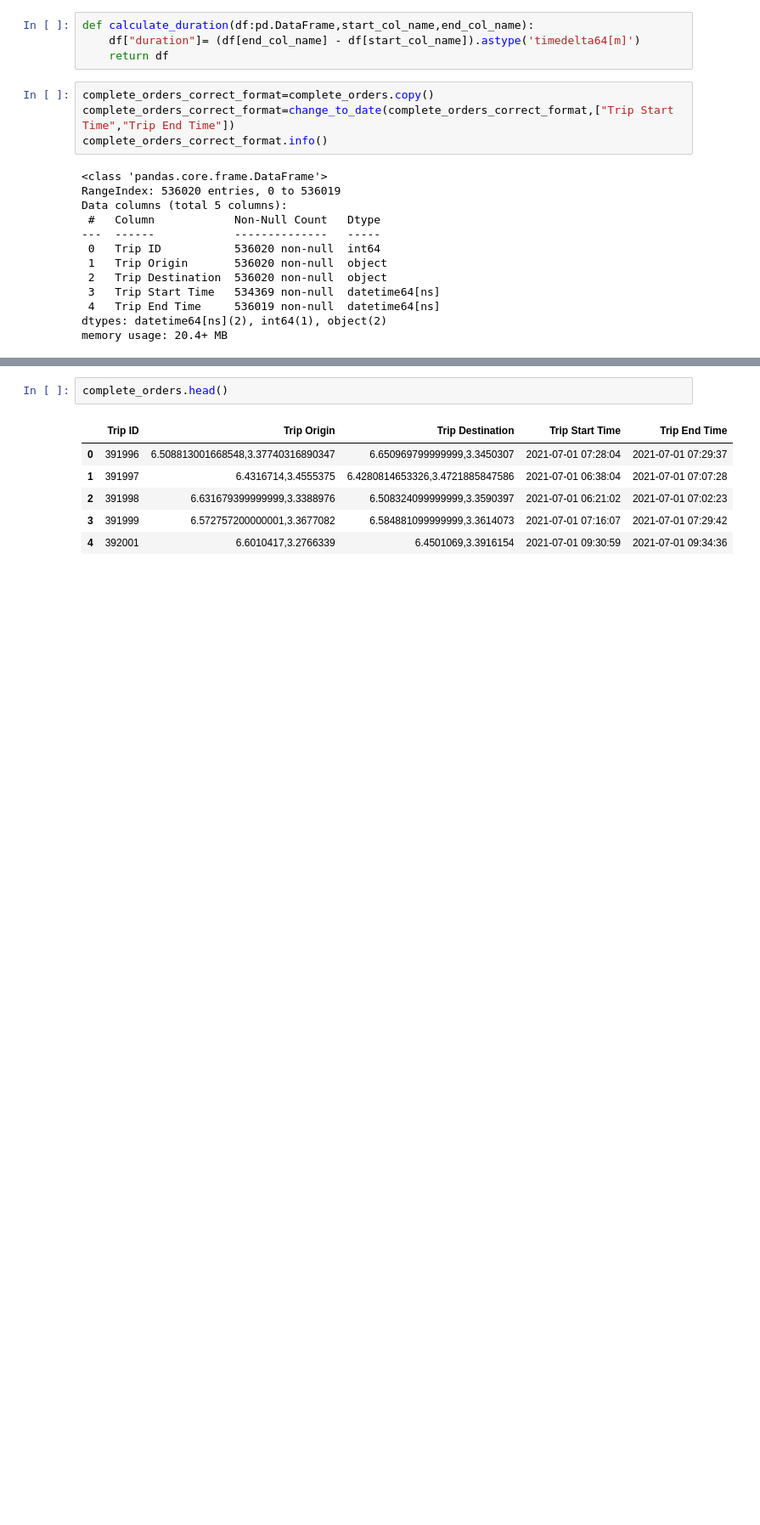
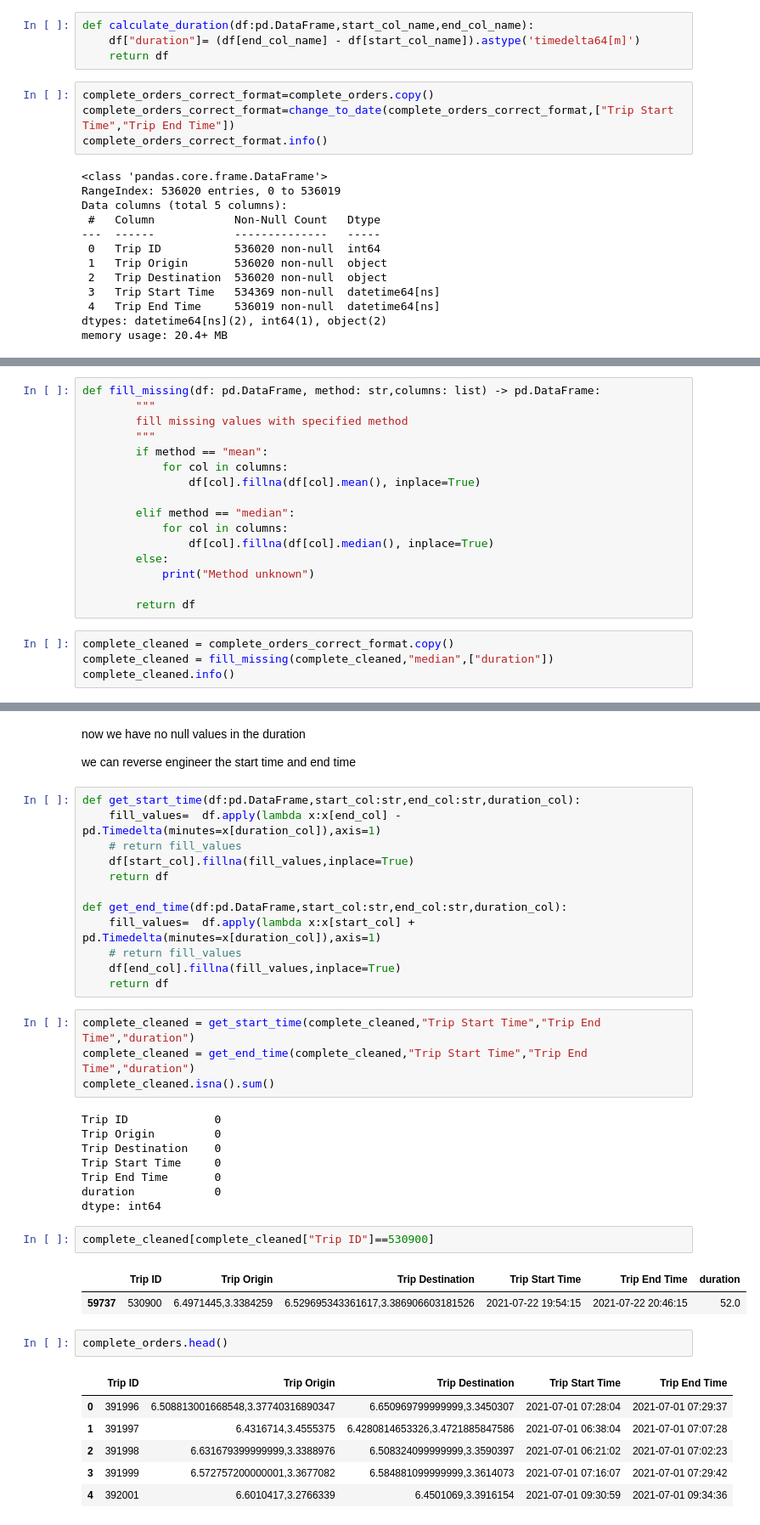
Before and after one commit to Nathnael12/Causal-Inference, a Jupyter notebook: notebooks/EDA.ipynb, the cells around one changed output, grey strips where cells are left out. Shown: that part at 85% size. Cells and saved outputs as stored; diff of their text form; blank space fills up the shorter version.

```diff
--- a/notebooks/EDA.ipynb
+++ b/notebooks/EDA.ipynb
@@ -82,0 +122,20 @@ dtype: int64
+# %%
+def fill_missing(df: pd.DataFrame, method: str,columns: list) -> pd.DataFrame:
+        """
+        fill missing values with specified method
+        """
+        if method == "mean":
+            for col in columns:
+                df[col].fillna(df[col].mean(), inplace=True)
+
+        elif method == "median":
+            for col in columns:
+                df[col].fillna(df[col].median(), inplace=True)
+        else:
+            print("Method unknown")
+
+        return df
+# %%
+complete_cleaned = complete_orders_correct_format.copy()
+complete_cleaned = fill_missing(complete_cleaned,"median",["duration"])
+complete_cleaned.info()
@@ -83,3 +156,36 @@ dtype: int64
+# %% [markdown]
+now we have no null values in the duration
+
+we can reverse engineer the start time and end time
+# %%
+def get_start_time(df:pd.DataFrame,start_col:str,end_col:str,duration_col):
+    fill_values=  df.apply(lambda x:x[end_col] - pd.Timedelta(minutes=x[duration_col]),axis=1)
+    # return fill_values
+    df[start_col].fillna(fill_values,inplace=True)
+    return df
+
+def get_end_time(df:pd.DataFrame,start_col:str,end_col:str,duration_col):
+    fill_values=  df.apply(lambda x:x[start_col] + pd.Timedelta(minutes=x[duration_col]),axis=1)
+    # return fill_values
+    df[end_col].fillna(fill_values,inplace=True)
+    return df
+# %%
+complete_cleaned = get_start_time(complete_cleaned,"Trip Start Time","Trip End Time","duration")
+complete_cleaned = get_end_time(complete_cleaned,"Trip Start Time","Trip End Time","duration")
+complete_cleaned.isna().sum()
+# %% [output]
+Trip ID             0
+Trip Origin         0
+Trip Destination    0
+Trip Start Time     0
+Trip End Time       0
+duration            0
+dtype: int64
+# %%
+complete_cleaned[complete_cleaned["Trip ID"]==530900]
+# %% [output]
+|  | Trip ID | Trip Origin | Trip Destination | Trip Start Time | Trip End Time | duration |
+| 59737 | 530900 | 6.4971445,3.3384259 | 6.529695343361617,3.386906603181526 | 2021-07-22 19:54:15 | 2021-07-22 20:46:15 | 52.0 |
 # %%
 complete_orders.head()
 # %% [output]
```
Also changed, not shown: parts of 12 cells of this notebook.
